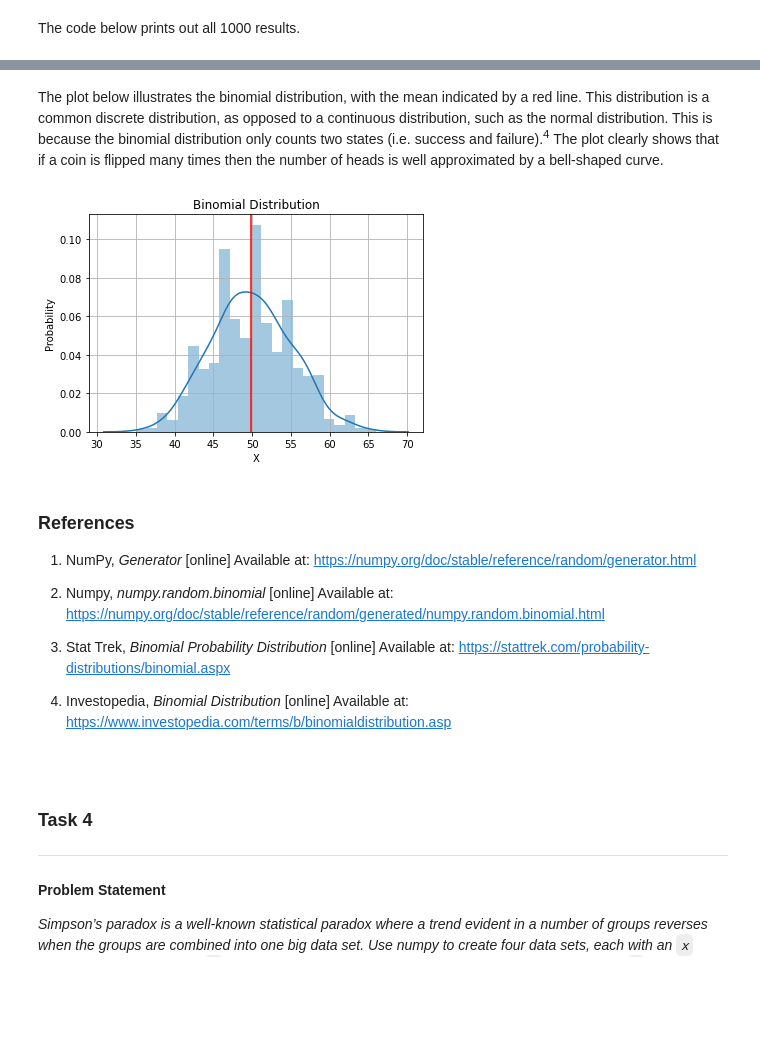
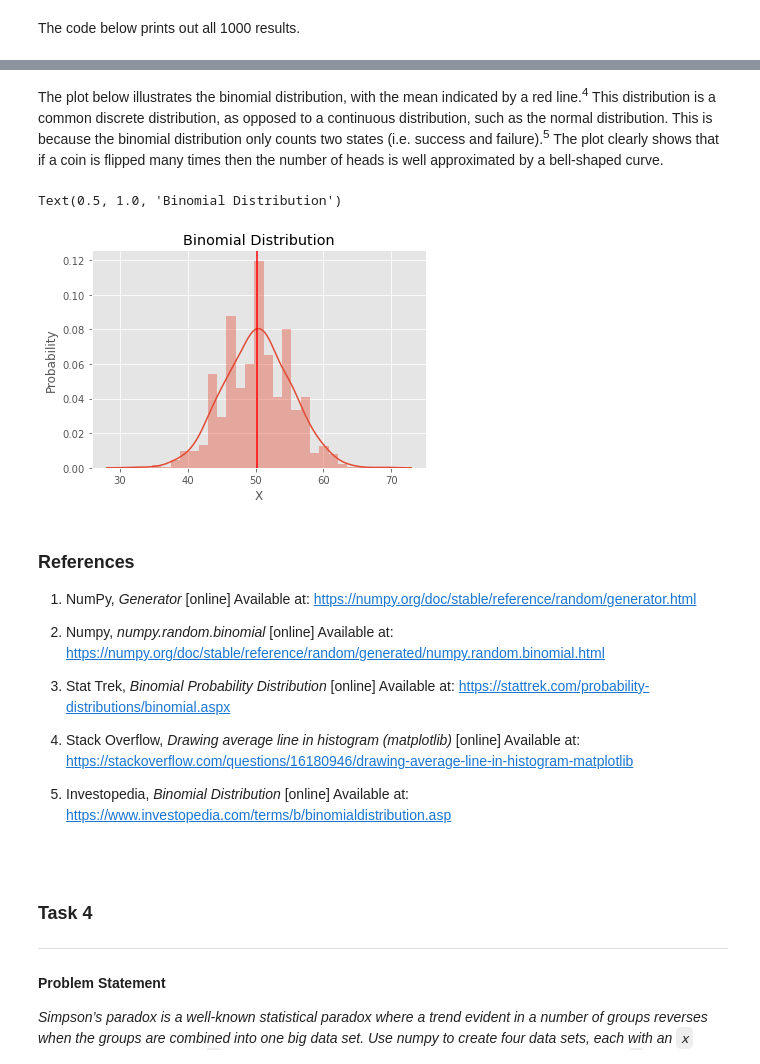
Before and after one commit to GaryLocke91/52446_fundamentals_tasks, a Jupyter notebook: 52446_fundamentals_tasks.ipynb, the cells around one changed output, grey strips where cells are left out. Cells and saved outputs as stored; diff of their text form; code cells hidden in the pictures; blank space fills up the shorter version.

```diff
--- a/52446_fundamentals_tasks.ipynb
+++ b/52446_fundamentals_tasks.ipynb
@@ -234,15 +235,17 @@ print(head_count)
 # %% [markdown]
-The plot below illustrates the binomial distribution, with the mean indicated by a red line. This distribution is a common discrete distribution, as opposed to a continuous distribution, such as the normal distribution. This is because the binomial distribution only counts two states (i.e. success and failure).<SUP>4</SUP> The plot clearly shows that if a coin is flipped many times then the number of heads is well approximated by a bell-shaped curve.
+The plot below illustrates the binomial distribution, with the mean indicated by a red line.<SUP>4</SUP> This distribution is a common discrete distribution, as opposed to a continuous distribution, such as the normal distribution. This is because the binomial distribution only counts two states (i.e. success and failure).<SUP>5</SUP> The plot clearly shows that if a coin is flipped many times then the number of heads is well approximated by a bell-shaped curve.
 # %%
 # Plot the list
 sns.distplot(head_count)
+# Apply plot style
+plt.style.use("ggplot")
+# Draw red line to show mean value
 plt.axvline(np.mean(head_count), color="red")
-plt.xlabel("X")
-plt.ylabel("Probability")
-plt.title("Binomial Distribution")
-plt.grid()
+# Add plot title and axes labels
+plt.xlabel("X"), plt.ylabel("Probability"), plt.title("Binomial Distribution")
 # %% [output]
+Text(0.5, 1.0, 'Binomial Distribution')
-[figure, old version]
+[figure, new version]
 # %% [markdown]
 ### References
 
@@ -252,7 +255,9 @@ plt.grid()
 
 3. Stat Trek, *Binomial Probability Distribution* [online] Available at: https://stattrek.com/probability-distributions/binomial.aspx
 
-4. Investopedia, *Binomial Distribution* [online] Available at: https://www.investopedia.com/terms/b/binomialdistribution.asp
+4. Stack Overflow, *Drawing average line in histogram (matplotlib)* [online] Available at: https://stackoverflow.com/questions/16180946/drawing-average-line-in-histogram-matplotlib
+
+5. Investopedia, *Binomial Distribution* [online] Available at: https://www.investopedia.com/terms/b/binomialdistribution.asp
 # %% [markdown]
 <br>
 
```
Also changed, not shown: parts of 13 cells of this notebook.
